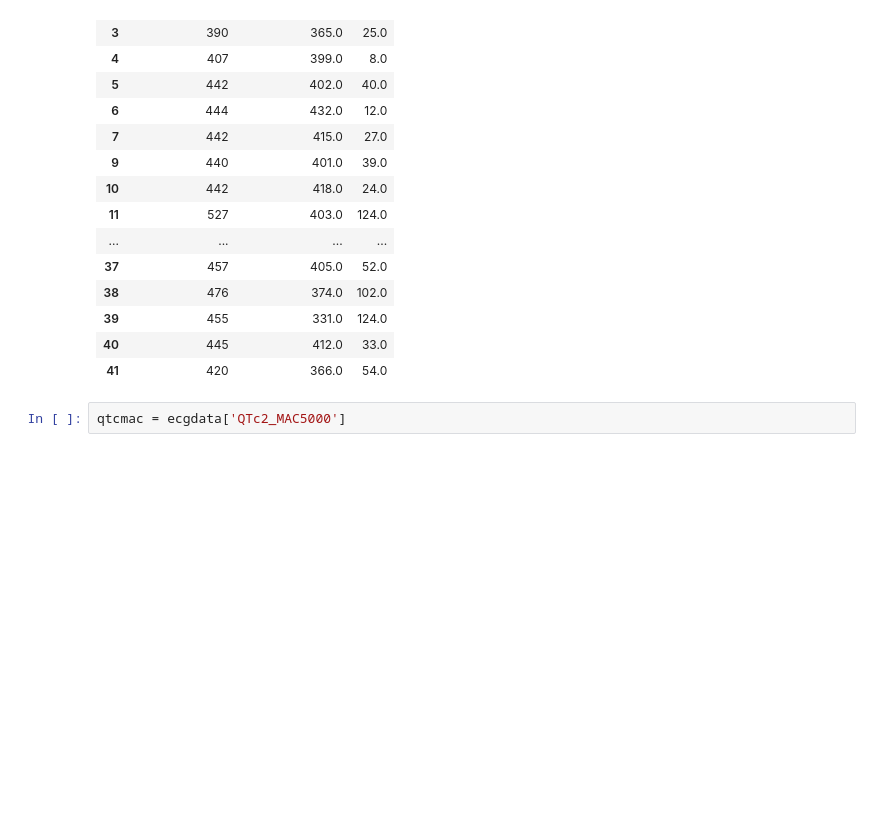
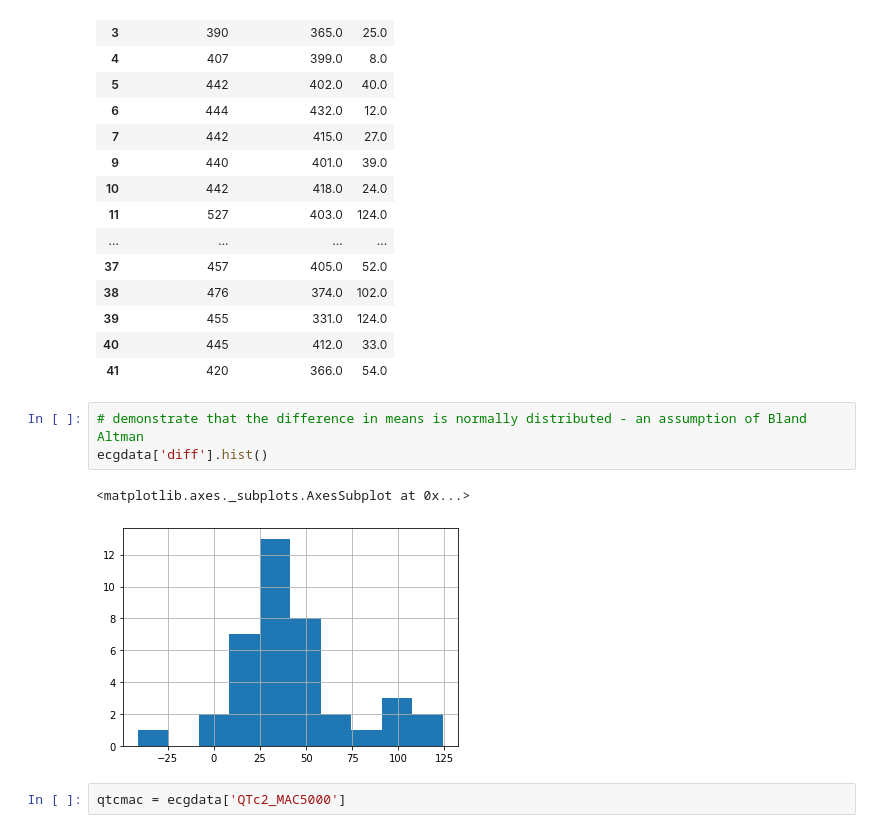
Before and after one commit to zurfarosa/qtcdata, a Jupyter notebook: bland altman plot.ipynb, the cells around one changed output. Drawn from its saved outputs; the diff is of its cells as text; blank space fills up the shorter version.

```diff
--- a/bland altman plot.ipynb
+++ b/bland altman plot.ipynb
@@ -77,6 +77,12 @@ ecgdata[["QTc2_MAC5000","QTc2_rhythmpad","diff"]]
 | 39 | 455 | 331.0 | 124.0 |
 | 40 | 445 | 412.0 | 33.0 |
 | 41 | 420 | 366.0 | 54.0 |
+# %%
+# demonstrate that the difference in means is normally distributed - an assumption of Bland Altman
+ecgdata['diff'].hist()
+# %% [output]
+<matplotlib.axes._subplots.AxesSubplot at 0x...>
+[figure, added]
 # %%
 qtcmac = ecgdata['QTc2_MAC5000']
 # %%
```
Also changed, not shown: parts of 2 cells of this notebook, 1 other file.
